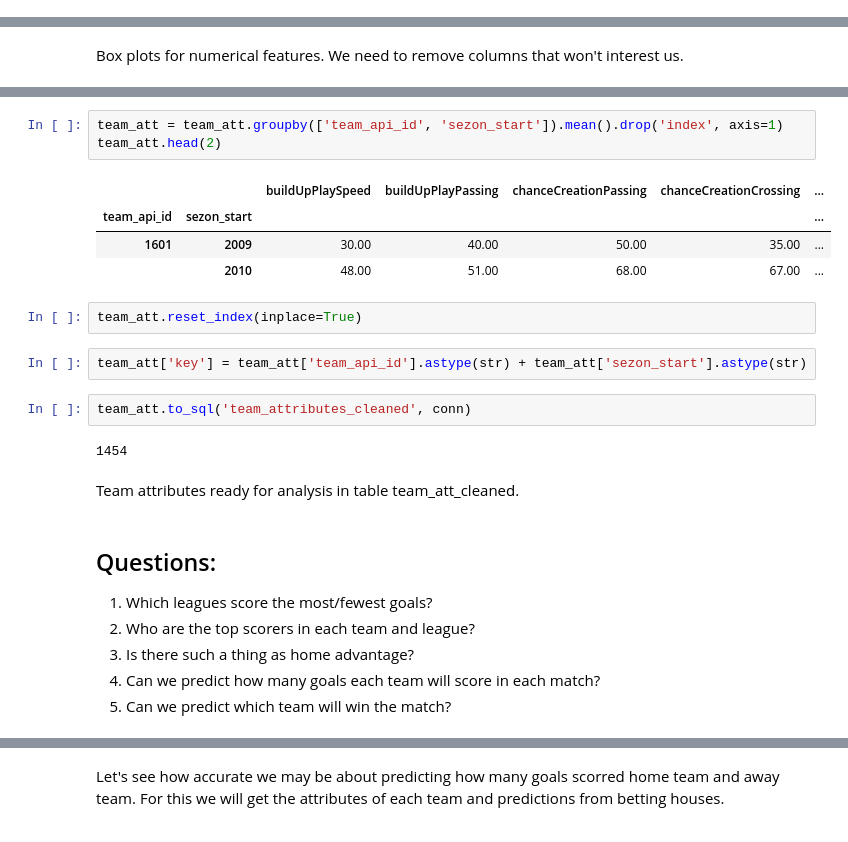
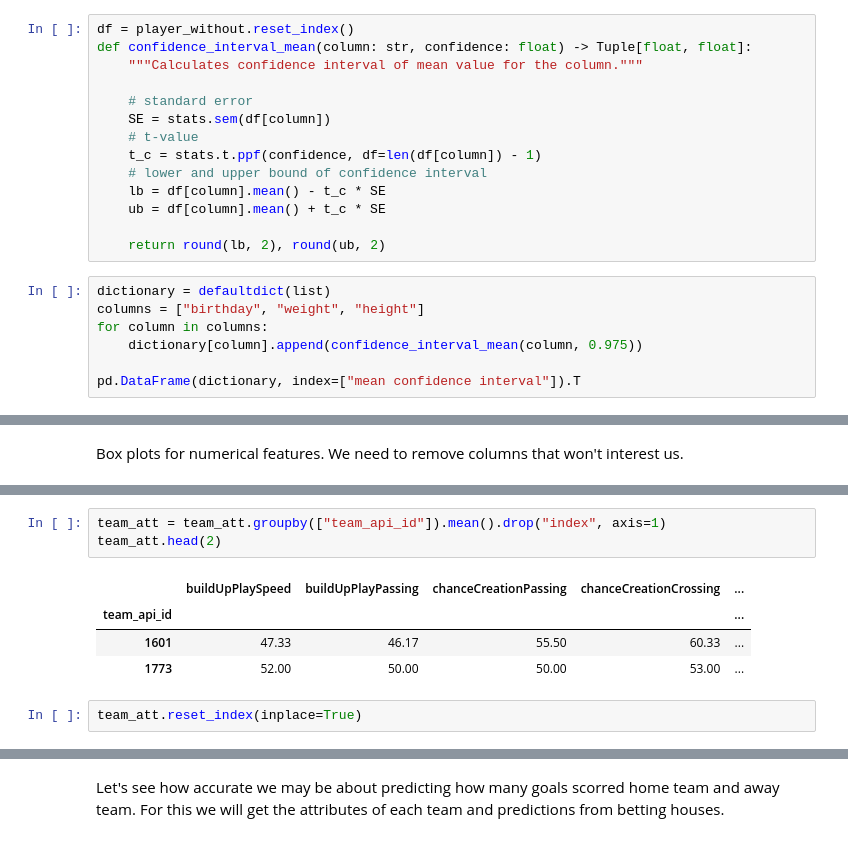
Before and after one commit to malgorzatakolka/FootballMatchPredictions, a Jupyter notebook: Football.ipynb, the cells around one changed output, grey strips where cells are left out. Cells and saved outputs as stored; diff of their text form.

```diff
--- a/Football.ipynb
+++ b/Football.ipynb
@@ -99,0 +146,21 @@ player_without[['birthday', 'height', 'weight']].describe()
+# %%
+df = player_without.reset_index()
+def confidence_interval_mean(column: str, confidence: float) -> Tuple[float, float]:
+    """Calculates confidence interval of mean value for the column."""
+
+    # standard error
+    SE = stats.sem(df[column])
+    # t-value
+    t_c = stats.t.ppf(confidence, df=len(df[column]) - 1)
+    # lower and upper bound of confidence interval
+    lb = df[column].mean() - t_c * SE
+    ub = df[column].mean() + t_c * SE
+
+    return round(lb, 2), round(ub, 2)
+# %%
+dictionary = defaultdict(list)
+columns = ["birthday", "weight", "height"]
+for column in columns:
+    dictionary[column].append(confidence_interval_mean(column, 0.975))
+
+pd.DataFrame(dictionary, index=["mean confidence interval"]).T
@@ -900,25 +996,10 @@ Grouping on team and seazon start to calculate mean values.
 # %%
-team_att = team_att.groupby(['team_api_id', 'sezon_start']).mean().drop('index', axis=1)
+team_att = team_att.groupby(["team_api_id"]).mean().drop("index", axis=1)
 team_att.head(2)
 # %% [output]
-|  |  | buildUpPlaySpeed | buildUpPlayPassing | chanceCreationPassing | chanceCreationCrossing | ... |
-| team_api_id | sezon_start |  |  |  |  | ... |
-| 1601 | 2009 | 30.00 | 40.00 | 50.00 | 35.00 | ... |
-|  | 2010 | 48.00 | 51.00 | 68.00 | 67.00 | ... |
+|  | buildUpPlaySpeed | buildUpPlayPassing | chanceCreationPassing | chanceCreationCrossing | ... |
+| team_api_id |  |  |  |  | ... |
+| 1601 | 47.33 | 46.17 | 55.50 | 60.33 | ... |
+| 1773 | 52.00 | 50.00 | 50.00 | 53.00 | ... |
 # %%
 team_att.reset_index(inplace=True)
-# %%
-team_att['key'] = team_att['team_api_id'].astype(str) + team_att['sezon_start'].astype(str)
-# %%
-team_att.to_sql('team_attributes_cleaned', conn)
-# %% [output]
-1454
-# %% [markdown]
-Team attributes ready for analysis in table team_att_cleaned.
-# %% [markdown]
-## Questions:
-1) Which leagues score the most/fewest goals?
-2) Who are the top scorers in each team and league?
-3) Is there such a thing as home advantage?
-4) Can we predict how many goals each team will score in each match?
-5) Can we predict which team will win the match?
```
Also changed, not shown: parts of 254 cells of this notebook, 1 other file.
